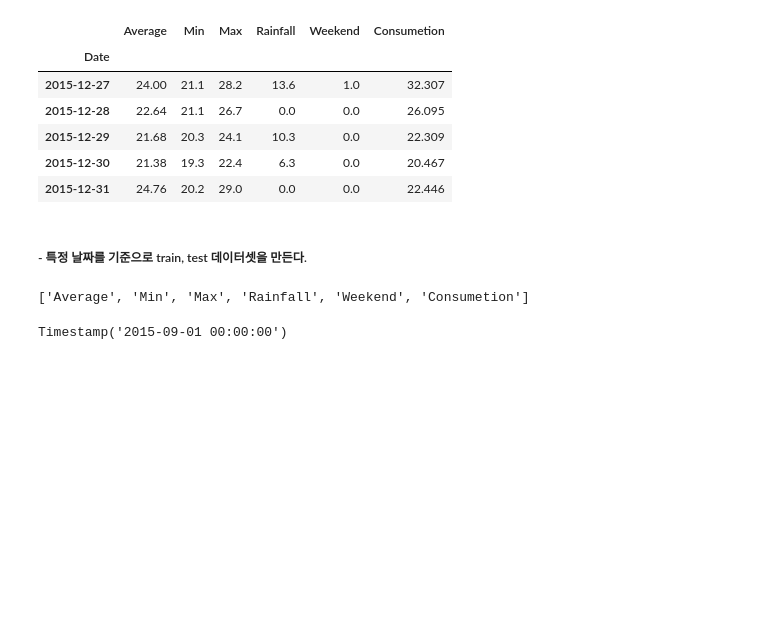
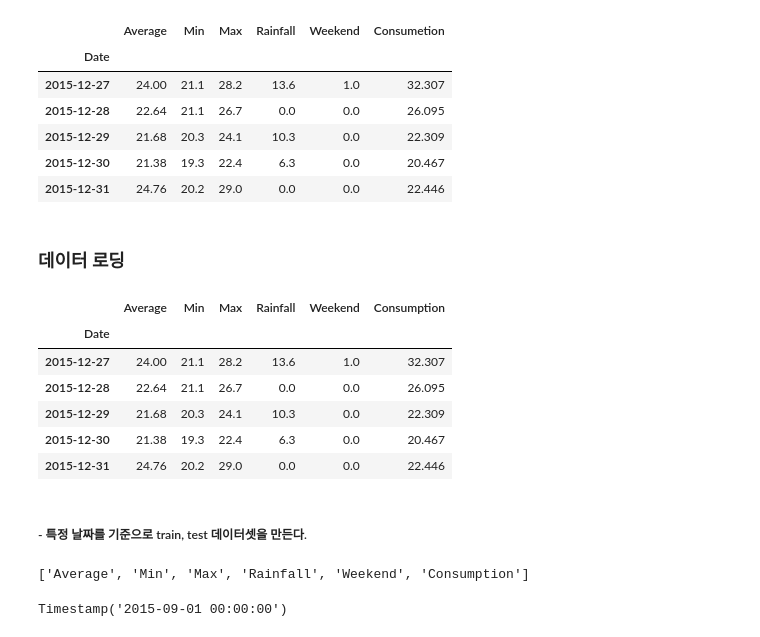
Before and after one commit to seokyeongheo/iot-data-practice, a Jupyter notebook: 3rd/181219_rnn.ipynb, the cells around one changed output. Cells and saved outputs as stored; diff of their text form; code cells hidden in the pictures; blank space fills up the shorter version.

```diff
--- a/3rd/181219_rnn.ipynb
+++ b/3rd/181219_rnn.ipynb
@@ -210,10 +238,23 @@ data_revise.to_pickle('data_revise.pkl')
+# %% [markdown]
+### 데이터 로딩
+# %%
+data_revise = pd.read_pickle('data_revise.pkl')
+data_revise.tail()
+# %% [output]
+|  | Average | Min | Max | Rainfall | Weekend | Consumption |
+| Date |  |  |  |  |  |  |
+| 2015-12-27 | 24.00 | 21.1 | 28.2 | 13.6 | 1.0 | 32.307 |
+| 2015-12-28 | 22.64 | 21.1 | 26.7 | 0.0 | 0.0 | 26.095 |
+| 2015-12-29 | 21.68 | 20.3 | 24.1 | 10.3 | 0.0 | 22.309 |
+| 2015-12-30 | 21.38 | 19.3 | 22.4 | 6.3 | 0.0 | 20.467 |
+| 2015-12-31 | 24.76 | 20.2 | 29.0 | 0.0 | 0.0 | 22.446 |
 # %% [markdown]
 ##### - 특정 날짜를 기준으로 train, test 데이터셋을 만든다.
 # %%
 columns = list(data_revise.columns)
 columns
 # %% [output]
-['Average', 'Min', 'Max', 'Rainfall', 'Weekend', 'Consumetion']
+['Average', 'Min', 'Max', 'Rainfall', 'Weekend', 'Consumption']
 # %%
 split_date = pd.Timestamp('2015-09-01')
 split_date
```
Also changed, not shown: parts of 18 cells of this notebook, 1 other file.
